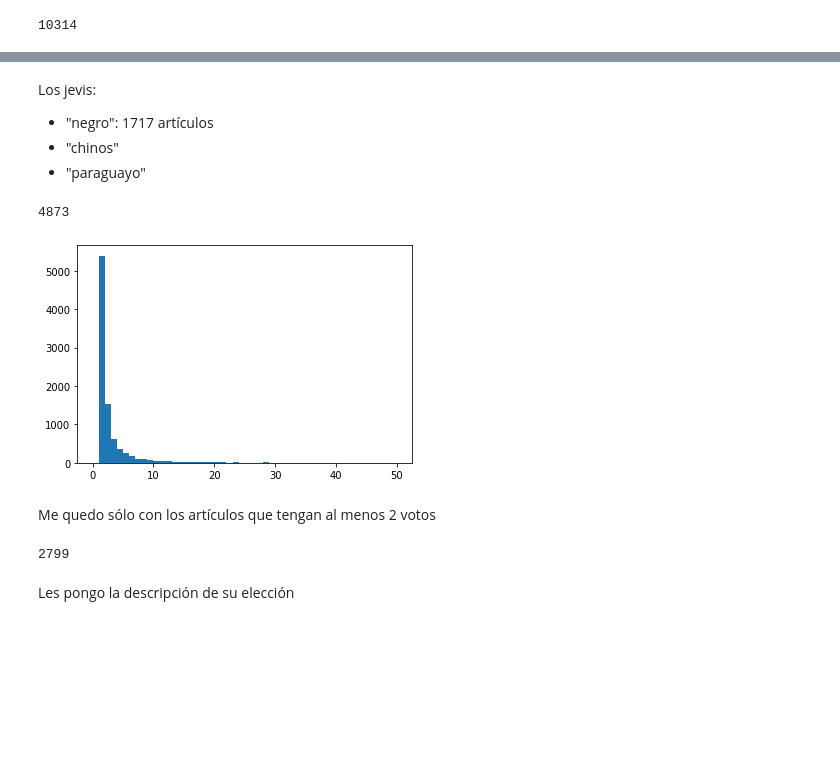
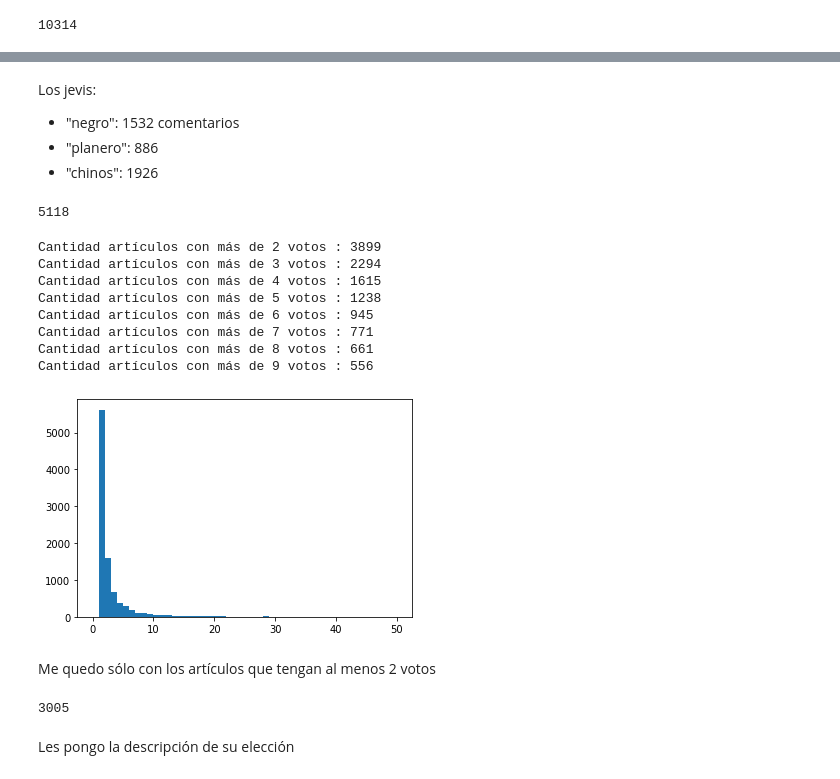
Before and after one commit to finiteautomata/hatespeech-selection, a Jupyter notebook: notebooks/Sampling with comments.ipynb, the cells around one changed output, grey strips where cells are left out. Saved outputs shown, nothing was run; the diff lists cells and outputs as text; code cells hidden in the pictures; blank space fills up the shorter version.

Commit message:
Nuevo sampling

```diff
--- a/notebooks/Sampling with comments.ipynb
+++ b/notebooks/Sampling with comments.ipynb
@@ -85,9 +87,10 @@ comment_seeds = [
     #"\"negros de mierda\"",
     #"\"negro de mierda\"",
     #"\"negra de mierda\"",
+    "\"planero\"",
     "\"villeros\"",
     #"\"negro\" \"hdp\"",
-    "negro -\"en negro\" -\"Rio\" -\"peste\"",
+    "negro -\"en negro\" -\"Rio\" -\"peste\" -\"humor negro\"",
     #parásitos
     # Política
     #"\"terrorista\"",
@@ -140,7 +143,7 @@ for word in comment_seeds:
             pass
             #print(f"\nSkipping {Article.objects.get(id=rep.article.id)} -- {e}")
 
-    print(f"{word:<30} ---> {len(seed_articles):<5}, {nuevos:<4} nuevos/ {total_count:<5} total", end="")
+    print(f"{word[:30]:<30} ---> {nuevos:<4} nuevos/ {total_count:<5} total comentarios --> {len(seed_articles):<5} artículos al momento", end="")
 
     if limit:
         print(f" (limitados a {limit})")
@@ -167,18 +170,34 @@ negro -"en negro" -"Rio" -"peste" ---> 4516 , 580  nuevos/ 1554  total
 # %% [markdown]
 Los jevis:
-- "negro": 1717 artículos
-- "chinos"
-- "paraguayo"
+
+- "negro": 1532 comentarios
+- "planero": 886
+- "chinos": 1926
 # %%
 len(seed_articles)
 # %% [output]
-4873
+5118
 # %%
 import matplotlib.pyplot as plt
 
+for k in range(2, 10):
+    count = 0
+    for _, v in votes.items():
+        if len(v) >= k:
+            count += 1
+    print(f"Cantidad artículos con más de {k} votos : {count}")
+
 plt.hist([len(v) for v in votes.values()], bins=50, range=[0, 50]);
 # %% [output]
+Cantidad artículos con más de 2 votos : 3899
+Cantidad artículos con más de 3 votos : 2294
+Cantidad artículos con más de 4 votos : 1615
+Cantidad artículos con más de 5 votos : 1238
+Cantidad artículos con más de 6 votos : 945
+Cantidad artículos con más de 7 votos : 771
+Cantidad artículos con más de 8 votos : 661
+Cantidad artículos con más de 9 votos : 556
-[figure, old version]
+[figure, new version]
 # %% [markdown]
 Me quedo sólo con los artículos que tengan al menos 2 votos
 # %%
@@ -187,7 +206,7 @@ selected_articles = Article.objects(id__in=selected_articles.keys(), **base_quer
 
 selected_articles.count()
 # %% [output]
-2799
+3005
 # %% [markdown]
 Les pongo la descripción de su elección
 # %%
```
Also changed, not shown: parts of 6 cells of this notebook, 1 other file.
